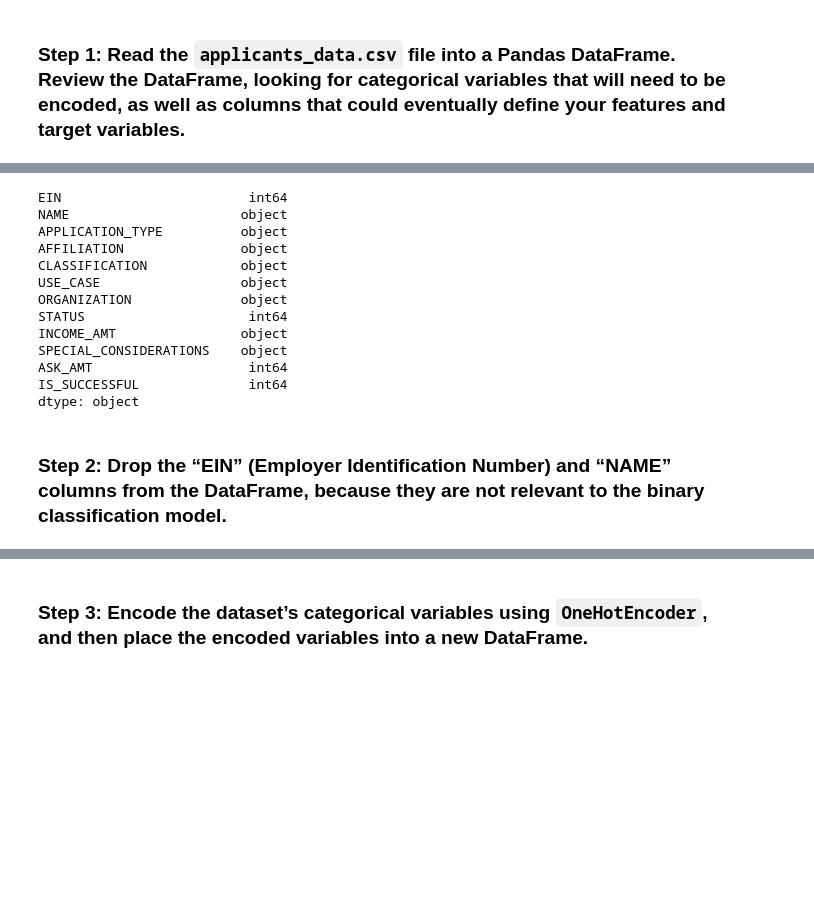
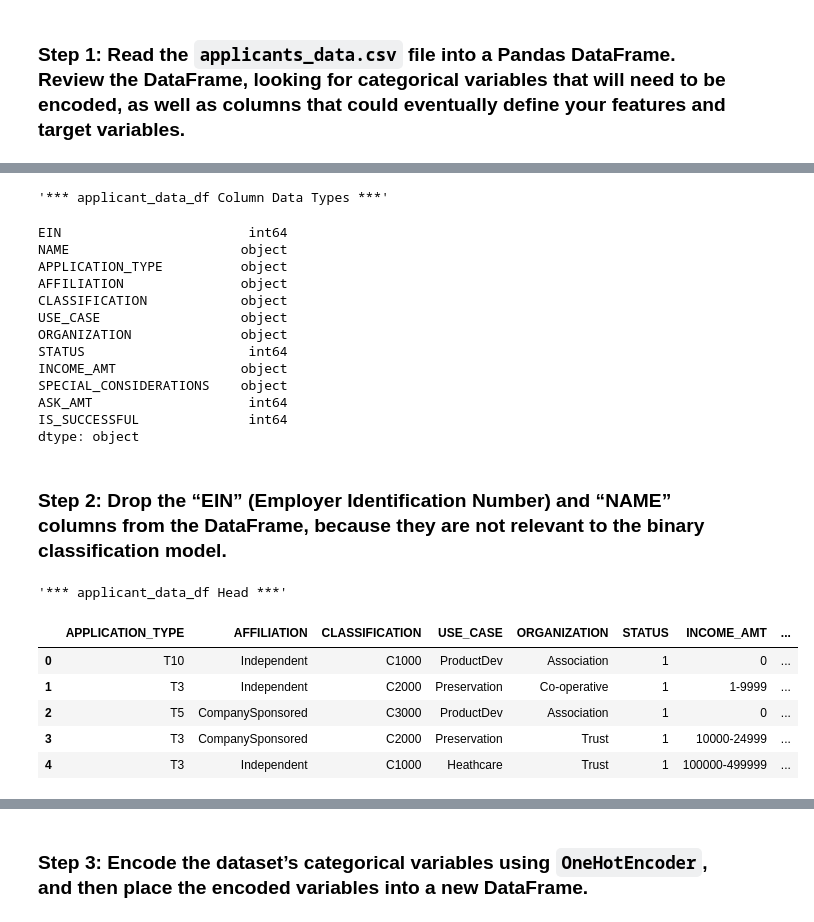
Before and after one commit to Bru-sic/Module_13_deep_neural_network, a Jupyter notebook: Code/venture_funding_with_deep_learning.ipynb, the cells around one changed output, grey strips where cells are left out. Saved outputs shown, nothing was run; the diff lists cells and outputs as text; code cells hidden in the pictures; blank space fills up the shorter version.

Commit message:
Encode and preprocess data

```diff
--- a/Code/venture_funding_with_deep_learning.ipynb
+++ b/Code/venture_funding_with_deep_learning.ipynb
@@ -128,26 +128,35 @@ IS_SUCCESSFUL             0
 dtype: int64
 # %%
 # Review the data types associated with the columns
-display( "*** Column Data Types ***", applicant_data_df.dtypes ) # Display each column's data type
+display( "*** applicant_data_df Column Data Types ***", applicant_data_df.dtypes ) # Display each column's data type
 # %% [output]
-EIN                        int64
-NAME                      object
-APPLICATION_TYPE          object
-AFFILIATION               object
-CLASSIFICATION            object
-USE_CASE                  object
-ORGANIZATION              object
-STATUS                     int64
-INCOME_AMT                object
-SPECIAL_CONSIDERATIONS    object
-ASK_AMT                    int64
-IS_SUCCESSFUL              int64
-dtype: object
+'*** applicant_data_df Column Data Types ***'
+EIN                        int64
+NAME                      object
+APPLICATION_TYPE          object
+AFFILIATION               object
+CLASSIFICATION            object
+USE_CASE                  object
+ORGANIZATION              object
+STATUS                     int64
+INCOME_AMT                object
+SPECIAL_CONSIDERATIONS    object
+ASK_AMT                    int64
+IS_SUCCESSFUL              int64
+dtype: object
 # %% [markdown]
 ### Step 2: Drop the “EIN” (Employer Identification Number) and “NAME” columns from the DataFrame, because they are not relevant to the binary classification model.
-# %%
-# Drop the 'EIN' and 'NAME' columns from the DataFrame
-applicant_data_df = # YOUR CODE HERE
-
-# Review the DataFrame
-# YOUR CODE HERE
+# %%
+# Drop the 'EIN' and 'NAME' columns from the DataFrame
+applicant_data_df.drop(columns=["EIN", "NAME"], inplace=True)  # Dropping the EIN and NAME columns as they are not relevant to this binary classification
+
+# Review the DataFrame
+display( "*** applicant_data_df Head ***", applicant_data_df.head() );                        # Show the first few rows of the dataframe
+# %% [output]
+'*** applicant_data_df Head ***'
+|  | APPLICATION_TYPE | AFFILIATION | CLASSIFICATION | USE_CASE | ORGANIZATION | STATUS | INCOME_AMT | ... |
+| 0 | T10 | Independent | C1000 | ProductDev | Association | 1 | 0 | ... |
+| 1 | T3 | Independent | C2000 | Preservation | Co-operative | 1 | 1-9999 | ... |
+| 2 | T5 | CompanySponsored | C3000 | ProductDev | Association | 1 | 0 | ... |
+| 3 | T3 | CompanySponsored | C2000 | Preservation | Trust | 1 | 10000-24999 | ... |
+| 4 | T3 | Independent | C1000 | Heathcare | Trust | 1 | 100000-499999 | ... |
```
Also changed, not shown: parts of 12 cells of this notebook.
